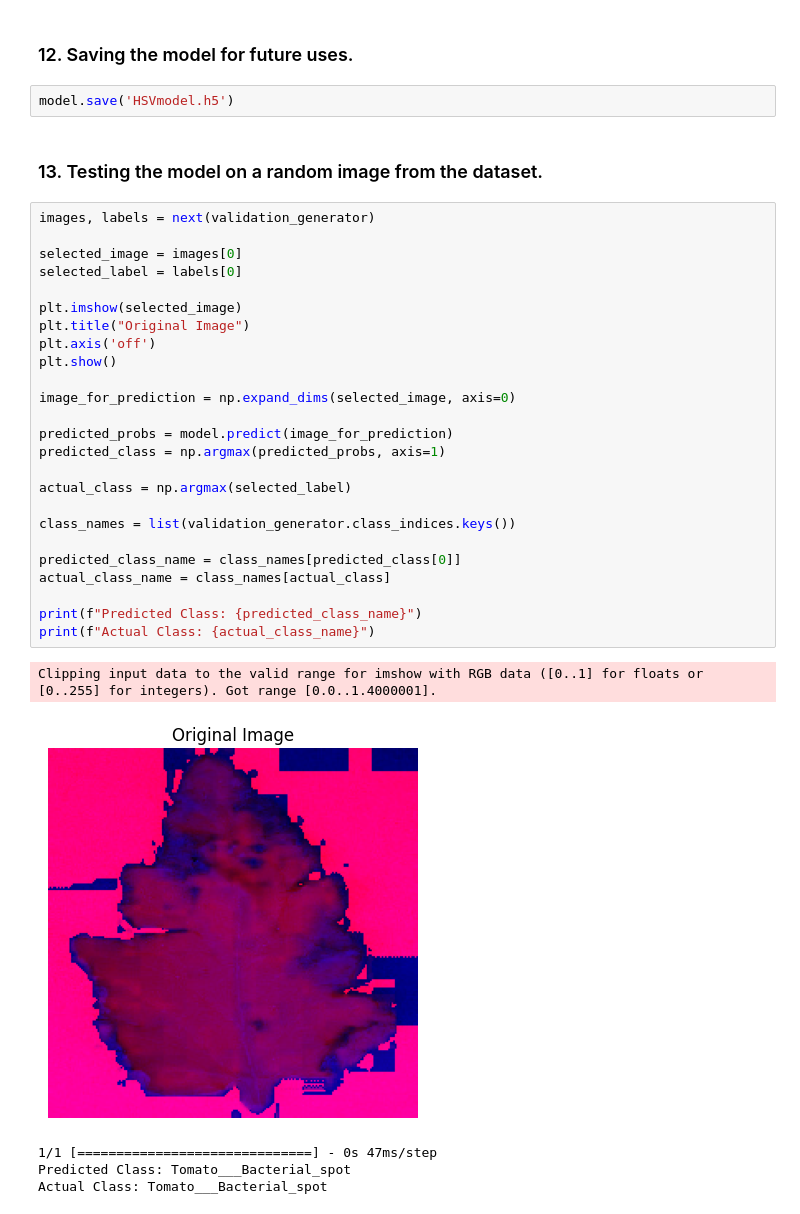
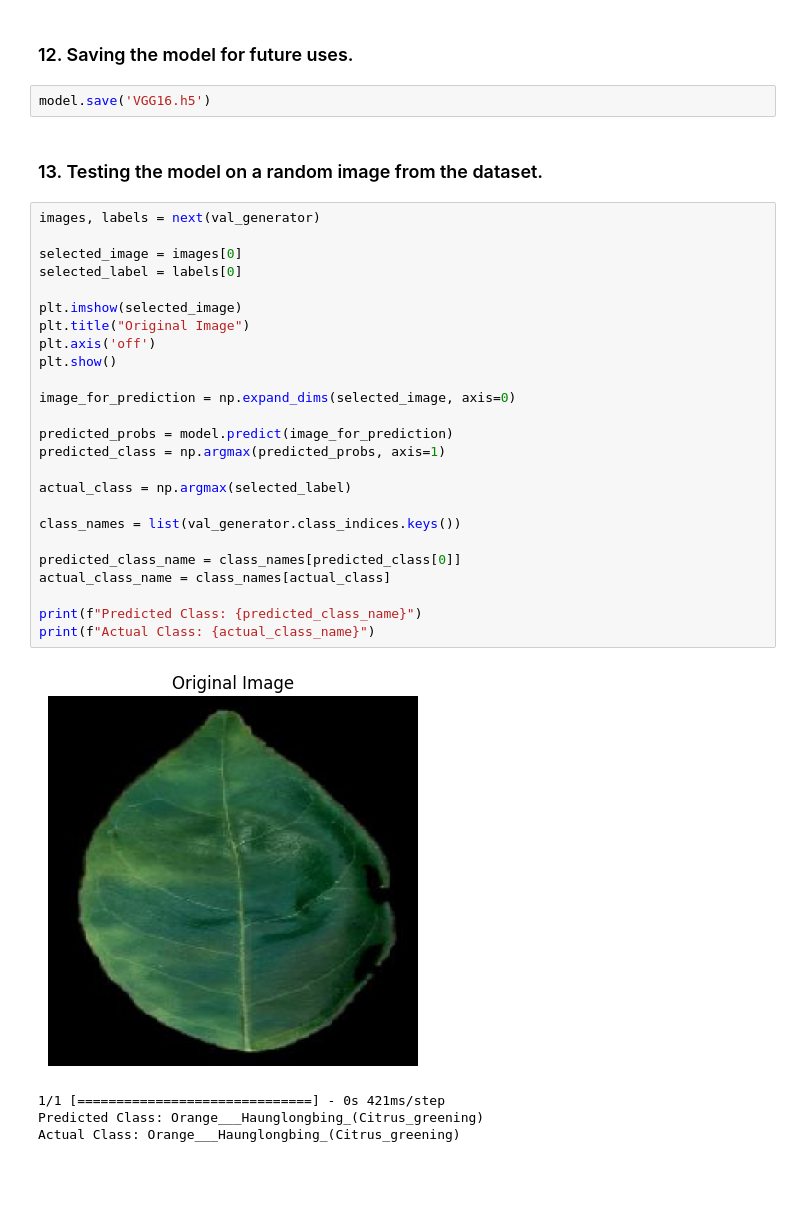
Before and after one commit to SketchyCarrot/GRP_12_EN613M_Computer_Vision, a Jupyter notebook: training_files/VGG_16.ipynb, the cells around one changed output. Saved outputs shown, nothing was run; the diff lists cells and outputs as text; blank space fills up the shorter version.

```diff
--- a/training_files/VGG_16.ipynb
+++ b/training_files/VGG_16.ipynb
@@ -187,37 +202,36 @@ printplot(history)
 # %% [markdown]
 ### 12. Saving the model for future uses.
 # %%
-model.save('HSVmodel.h5')
+model.save('VGG16.h5')
 # %% [markdown]
 ### 13. Testing the model on a random image from the dataset.
 # %%
-images, labels = next(validation_generator)
+images, labels = next(val_generator)
 
 selected_image = images[0]
 selected_label = labels[0]
 
 plt.imshow(selected_image)
 plt.title("Original Image")
 plt.axis('off')
 plt.show()
 
 image_for_prediction = np.expand_dims(selected_image, axis=0)
 
 predicted_probs = model.predict(image_for_prediction)
 predicted_class = np.argmax(predicted_probs, axis=1)
 
 actual_class = np.argmax(selected_label)
 
-class_names = list(validation_generator.class_indices.keys())
+class_names = list(val_generator.class_indices.keys())
 
 predicted_class_name = class_names[predicted_class[0]]
 actual_class_name = class_names[actual_class]
 
 print(f"Predicted Class: {predicted_class_name}")
 print(f"Actual Class: {actual_class_name}")
 # %% [output]
+[figure, new version]
-Clipping input data to the valid range for imshow with RGB data ([0..1] for floats or [0..255] for integers). Got range [0.0..1.4000001].
+1/1 [==============================] - 0s 421ms/step
+Predicted Class: Orange___Haunglongbing_(Citrus_greening)
+Actual Class: Orange___Haunglongbing_(Citrus_greening)
-[figure, old version]
-1/1 [==============================] - 0s 47ms/step
-Predicted Class: Tomato___Bacterial_spot
-Actual Class: Tomato___Bacterial_spot
```
Also changed, not shown: parts of 10 cells of this notebook, 5 other files.
